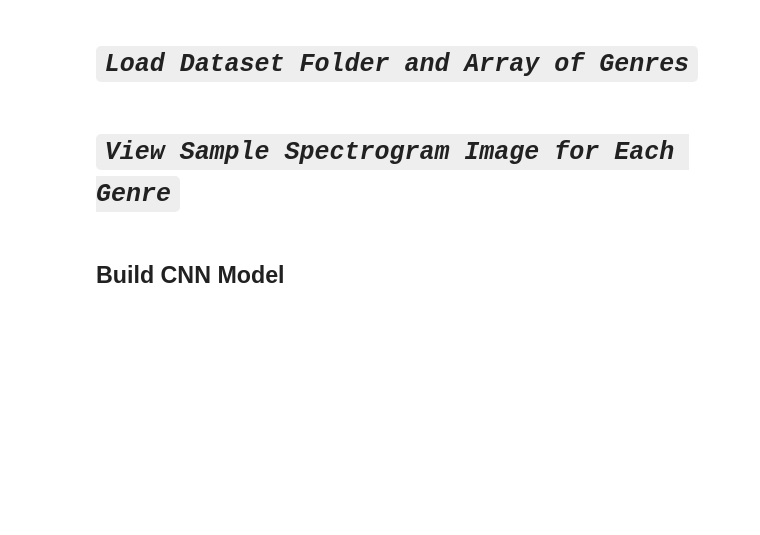
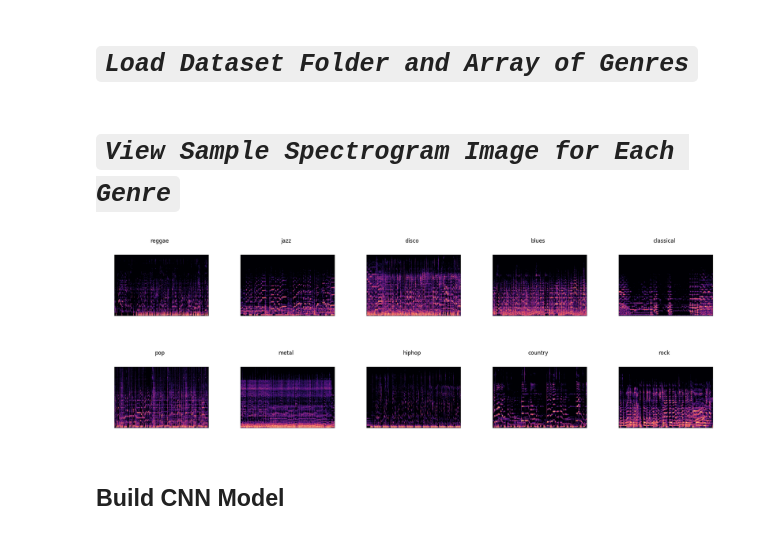
Before and after one commit to chalachew-mulu/Deep-Learning-Project, a Jupyter notebook: Deep_Learning_Project.ipynb, the cells around one changed output. Saved outputs shown, nothing was run; the diff lists cells and outputs as text; code cells hidden in the pictures; blank space fills up the shorter version.

```diff
--- a/Deep_Learning_Project.ipynb
+++ b/Deep_Learning_Project.ipynb
@@ -42,6 +42,33 @@ GTZAN = "/content/drive/MyDrive/Colab Notebooks/GTZAN"# the dataset folder
 genres = ['blues', 'classical', 'country', 'disco', 'hiphop', 'jazz', 'metal', 'pop', 'reggae', 'rock']# the genres of the music
 # %% [markdown]
 # *`View Sample Spectrogram Image for Each Genre`*
+# %%
+import os
+from PIL import Image#this module is used to open, manipulate and save image files in various formats.
+
+genres = os.listdir(GTZAN)
+genres = [genre.lower() for genre in genres]
+
+fig, axs = plt.subplots(nrows=2, ncols=5, figsize=(20, 8))
+
+for i in range(len(genres)):#iterate through the genres
+    row = i // 5
+    col = i % 5# initializing col var
+    genre_path = os.path.join(GTZAN, genres[i].lower())# geting the genre path and assigning for genre_path var
+    image_path = os.path.join(genre_path, os.listdir(genre_path)[0])# geting the image path  for
+    image = Image.open(image_path)
+    axs[row][col].imshow(image)
+    axs[row][col].set_title(genres[i])
+    axs[row][col].axis('off')
+
+    # Save the image with 300dpi
+    save_path = os.path.join(genre_path, f"{genres[i]}.png")
+    image.save(save_path, dpi=(300, 300))
+
+plt.tight_layout()
+plt.show()
+# %% [output]
+[figure, added]
 # %% [markdown]
 ## **Build CNN Model**
 # %%
```
